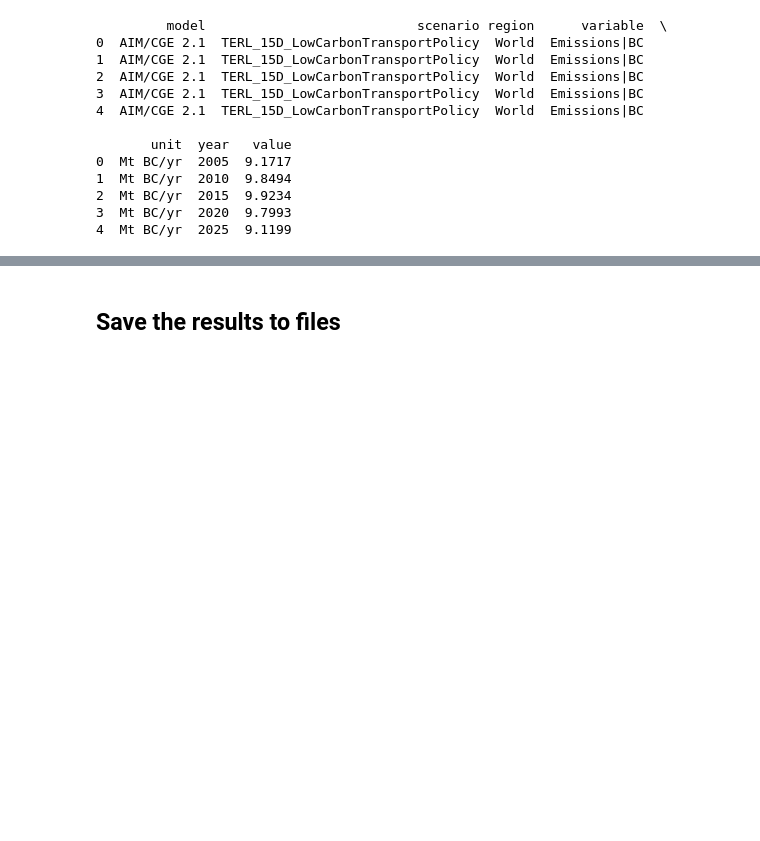
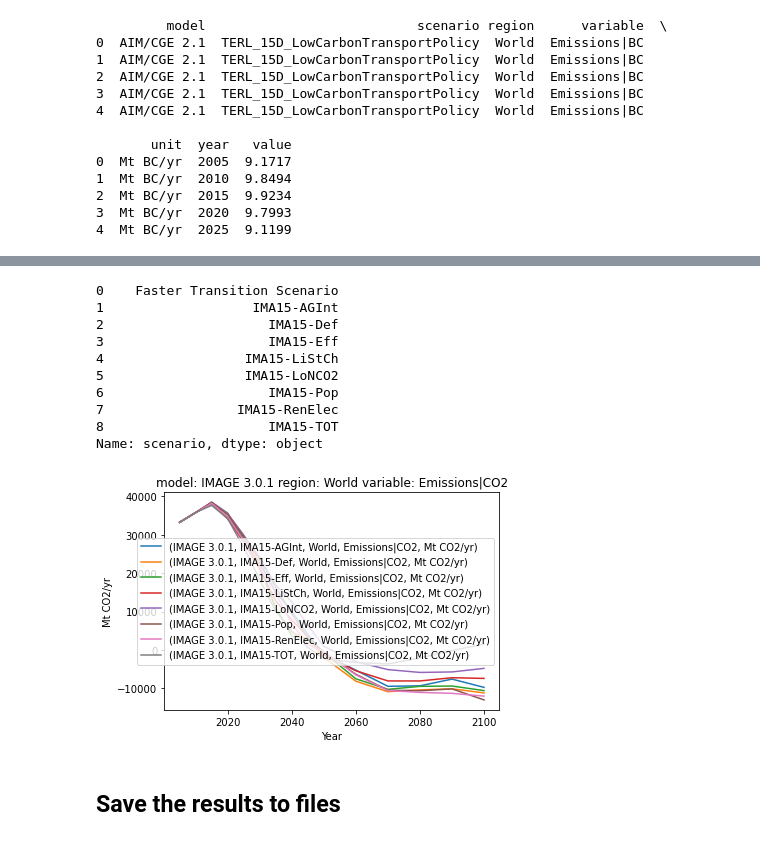
Before and after one commit to GranthamImperial/silicone_examples, a Jupyter notebook: notebooks/find_overlapping_model_scenarios.ipynb, the cells around one changed output, grey strips where cells are left out. Drawn from its saved outputs; the diff is of its cells as text; code cells hidden in the pictures; blank space fills up the shorter version.

```diff
--- a/notebooks/find_overlapping_model_scenarios.ipynb
+++ b/notebooks/find_overlapping_model_scenarios.ipynb
@@ -84,3 +176,19 @@ print(len())
+# %%
+# df.filter(variable="*CO2", model="IMAGE 3.0.1").line_plot()
+df.filter(model="IMAGE 3.0.1", scenario="IMA15*", variable="*CO2").line_plot()
+df.filter(variable="*PFC|*").scenarios()
+# %% [output]
+0    Faster Transition Scenario
+1                   IMA15-AGInt
+2                     IMA15-Def
+3                     IMA15-Eff
+4                  IMA15-LiStCh
+5                  IMA15-LoNCO2
+6                     IMA15-Pop
+7                 IMA15-RenElec
+8                     IMA15-TOT
+Name: scenario, dtype: object
+[figure, added]
 # %% [markdown]
 ## Save the results to files
 # %%
```
Also changed, not shown: parts of 12 cells of this notebook, 2 other files.
